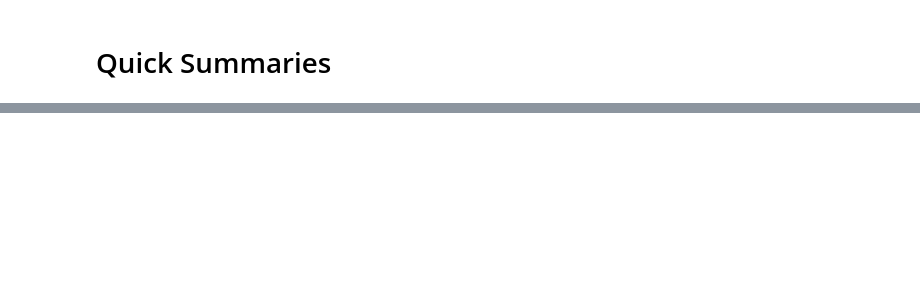
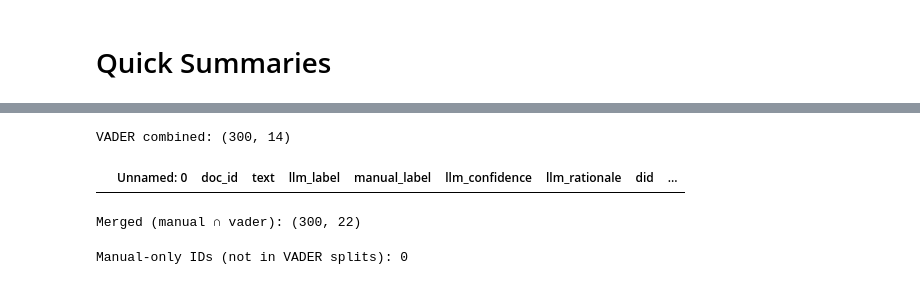
Before and after one commit to Yorkel/ERP_Newsletter, a Jupyter notebook: notebooks/vader_model.ipynb, the cells around one changed output, grey strips where cells are left out. Cells and saved outputs as stored; diff of their text form; code cells hidden in the pictures; blank space fills up the shorter version.

Commit message:
update vader with visualisations

```diff
--- a/notebooks/vader_model.ipynb
+++ b/notebooks/vader_model.ipynb
@@ -238,0 +244,7 @@ digital_ed                                  7.7         0.0       92.3
+# %%
+# --- Paths ---
+BASE = "/workspaces/ERP_Newsletter/data_processed"
+p_train = f"{BASE}/train_with_vader.csv"
+p_val   = f"{BASE}/val_with_vader.csv"
+p_test  = f"{BASE}/test_with_vader.csv"
+p_manual = f"{BASE}/sample_llm_vs_manual_labels.csv"
@@ -238,0 +267,22 @@ digital_ed                                  7.7         0.0       92.3
+# %%
+# Deduplicate on id (safest to keep the first occurrence)
+if "id" not in vader_all.columns:
+    raise ValueError("Column 'id' missing from VADER files. Ensure you saved it in the splits.")
+vader_all = vader_all.drop_duplicates(subset=["id"], keep="first")
+
+print(f"VADER combined: {vader_all.shape}")
+# %% [output]
+VADER combined: (300, 14)
+# %%
+# --- Load manual labels (explicit column name) ---
+manual = pd.read_csv(p_manual)
+needed = ["doc_id", "manual_label"]
+missing = [c for c in needed if c not in manual.columns]
+if missing:
+    raise ValueError(f"Missing columns in manual file: {missing}")
+
+manual = manual.drop_duplicates(subset=["doc_id"], keep="first")
+# %%
+manual.head(0)
+# %% [output]
+|  | Unnamed: 0 | doc_id | text | llm_label | manual_label | llm_confidence | llm_rationale | did | ... |
@@ -238,0 +291,12 @@ digital_ed                                  7.7         0.0       92.3
+# %%
+# --- Merge manual with VADER ---
+merged = pd.merge(manual, vader_all, on="id", how="inner", suffixes=("_manualsrc","_vader"))
+print("Merged (manual ∩ vader):", merged.shape)
+# %% [output]
+Merged (manual ∩ vader): (300, 22)
+# %%
+# Quick diagnostics: coverage
+ids_in_manual_not_vader = set(manual["id"]) - set(vader_all["id"])
+print(f"Manual-only IDs (not in VADER splits): {len(ids_in_manual_not_vader)}")
+# %% [output]
+Manual-only IDs (not in VADER splits): 0
```
Also changed, not shown: parts of 32 cells of this notebook, 10 other files.
